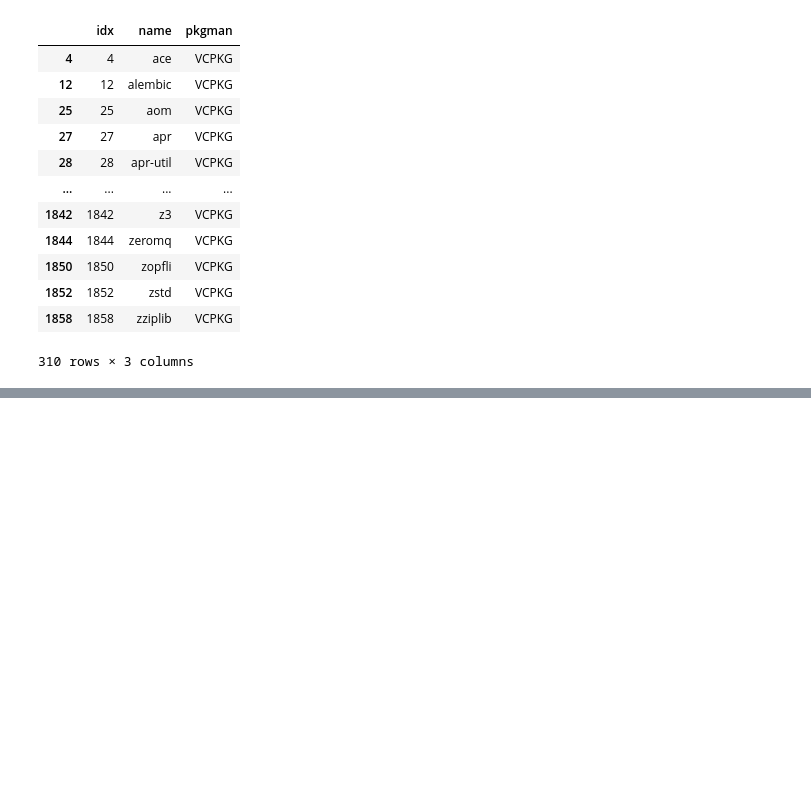
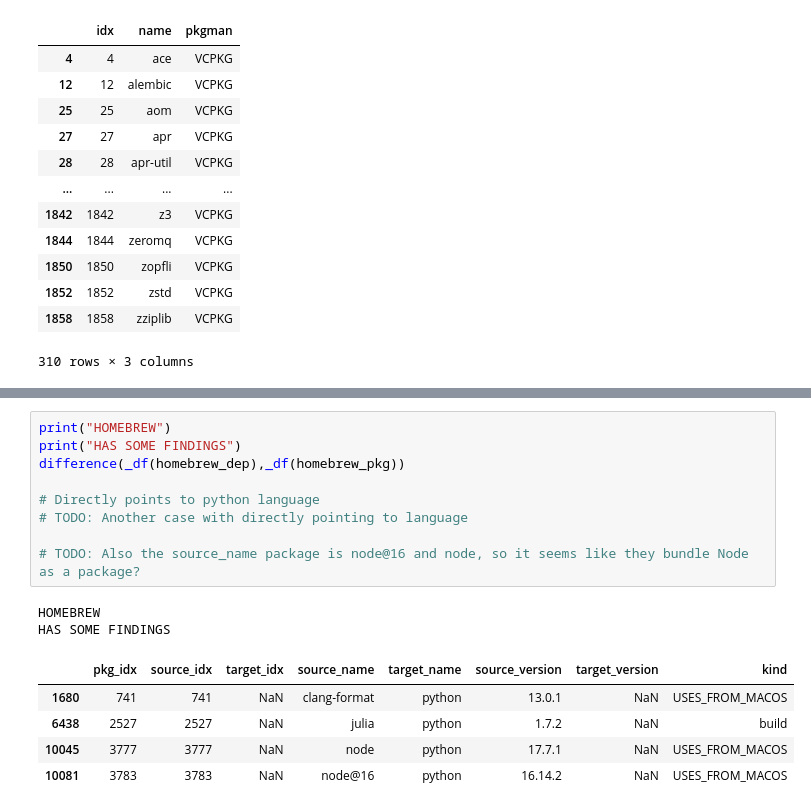
Before and after one commit to DaSEA-project/DaSEA-Network, a Jupyter notebook: notebook/case_links.ipynb, the cells around one changed output, grey strips where cells are left out. Drawn from its saved outputs; the diff is of its cells as text; blank space fills up the shorter version.

```diff
--- a/notebook/case_links.ipynb
+++ b/notebook/case_links.ipynb
@@ -193,0 +310,17 @@ difference(_df(freebsd11_dep),_df(freebsd11_pkg)).tail(10)
+# %%
+print("HOMEBREW")
+print("HAS SOME FINDINGS")
+difference(_df(homebrew_dep),_df(homebrew_pkg))
+
+# Directly points to python language
+# TODO: Another case with directly pointing to language
+
+# TODO: Also the source_name package is node@16 and node, so it seems like they bundle Node as a package?
+# %% [output]
+HOMEBREW
+HAS SOME FINDINGS
+|  | pkg_idx | source_idx | target_idx | source_name | target_name | source_version | target_version | kind |
+| 1680 | 741 | 741 | NaN | clang-format | python | 13.0.1 | NaN | USES_FROM_MACOS |
+| 6438 | 2527 | 2527 | NaN | julia | python | 1.7.2 | NaN | build |
+| 10045 | 3777 | 3777 | NaN | node | python | 17.7.1 | NaN | USES_FROM_MACOS |
+| 10081 | 3783 | 3783 | NaN | node@16 | python | 16.14.2 | NaN | USES_FROM_MACOS |
```
Also changed, not shown: parts of 16 cells of this notebook, 1 other file.
